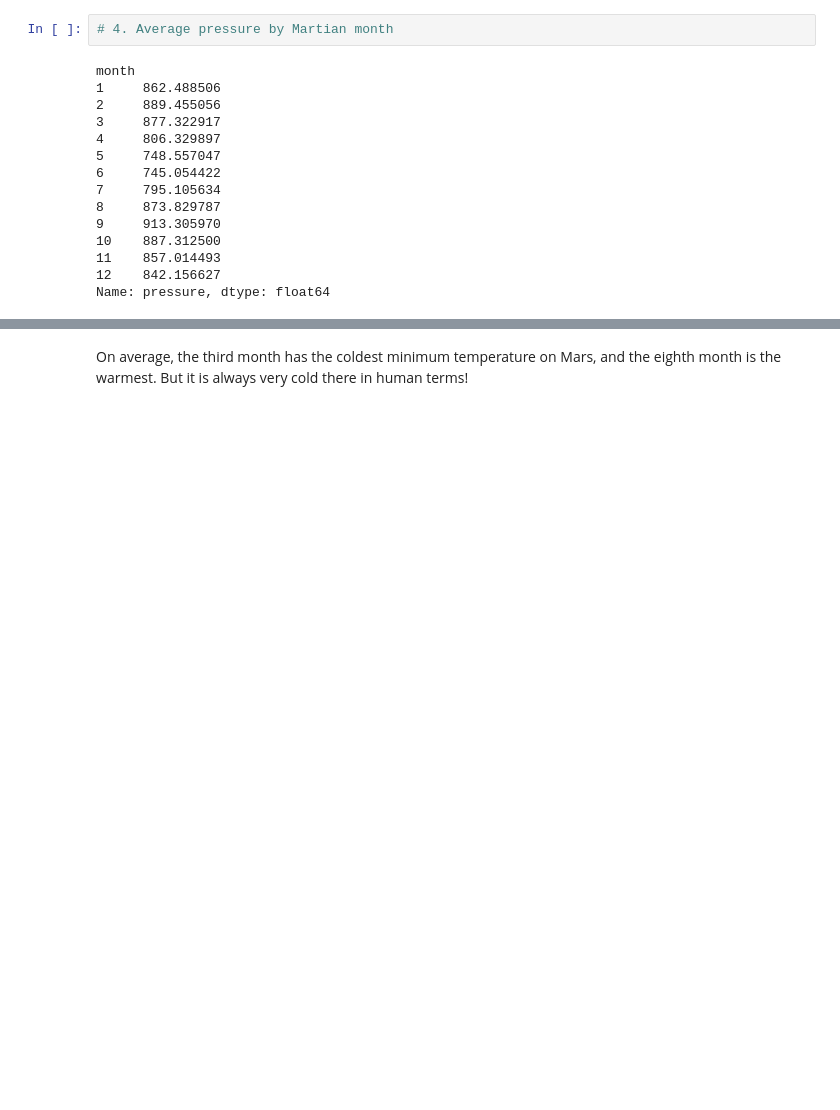
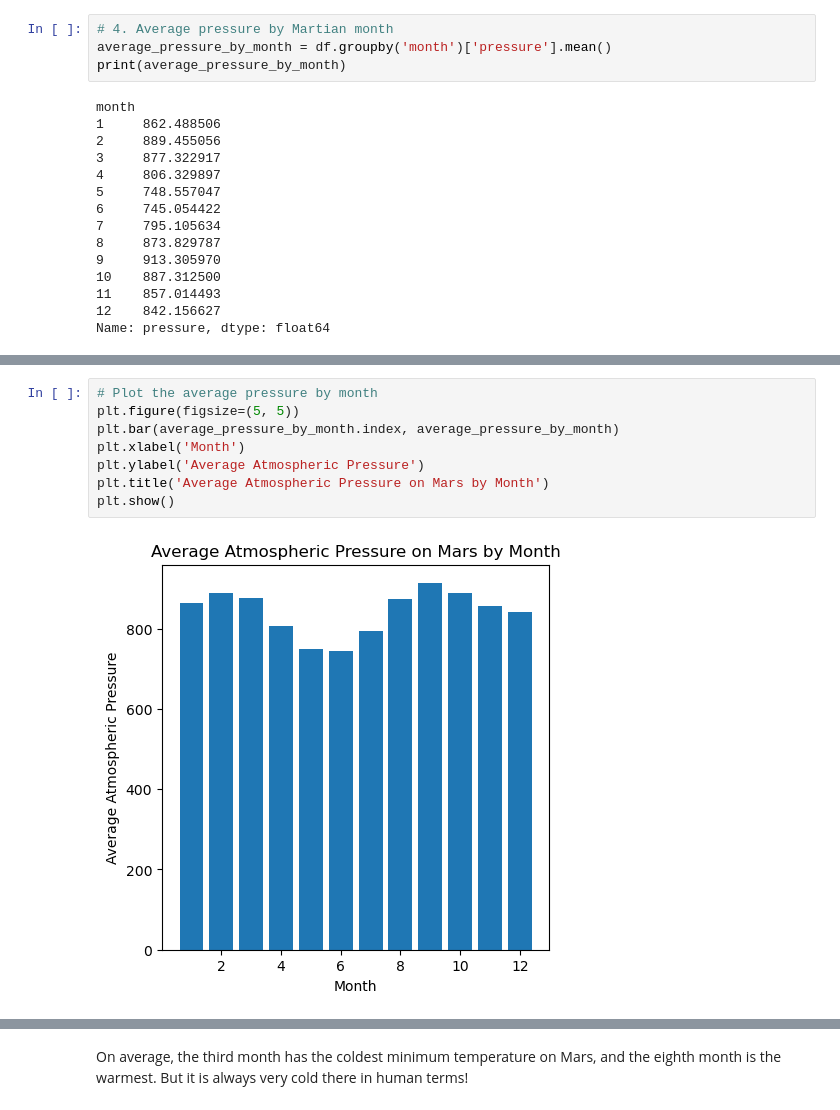
Before and after one commit to Shridhik/Web-Scraping-Mars-Data, a Jupyter notebook: part_2_mars_weather.ipynb, the cells around one changed output, grey strips where cells are left out. Cells and saved outputs as stored; diff of their text form; blank space fills up the shorter version.

```diff
--- a/part_2_mars_weather.ipynb
+++ b/part_2_mars_weather.ipynb
@@ -155,5 +212,7 @@ Name: min_temp, dtype: float64
 # %%
 # 4. Average pressure by Martian month
+average_pressure_by_month = df.groupby('month')['pressure'].mean()
+print(average_pressure_by_month)
 # %% [output]
 month
 1     862.488506
@@ -179,0 +231,10 @@ Name: pressure, dtype: float64
+# %%
+# Plot the average pressure by month
+plt.figure(figsize=(5, 5))
+plt.bar(average_pressure_by_month.index, average_pressure_by_month)
+plt.xlabel('Month')
+plt.ylabel('Average Atmospheric Pressure')
+plt.title('Average Atmospheric Pressure on Mars by Month')
+plt.show()
+# %% [output]
+[figure, added]
```
Also changed, not shown: parts of 22 cells of this notebook, 3 other files.
